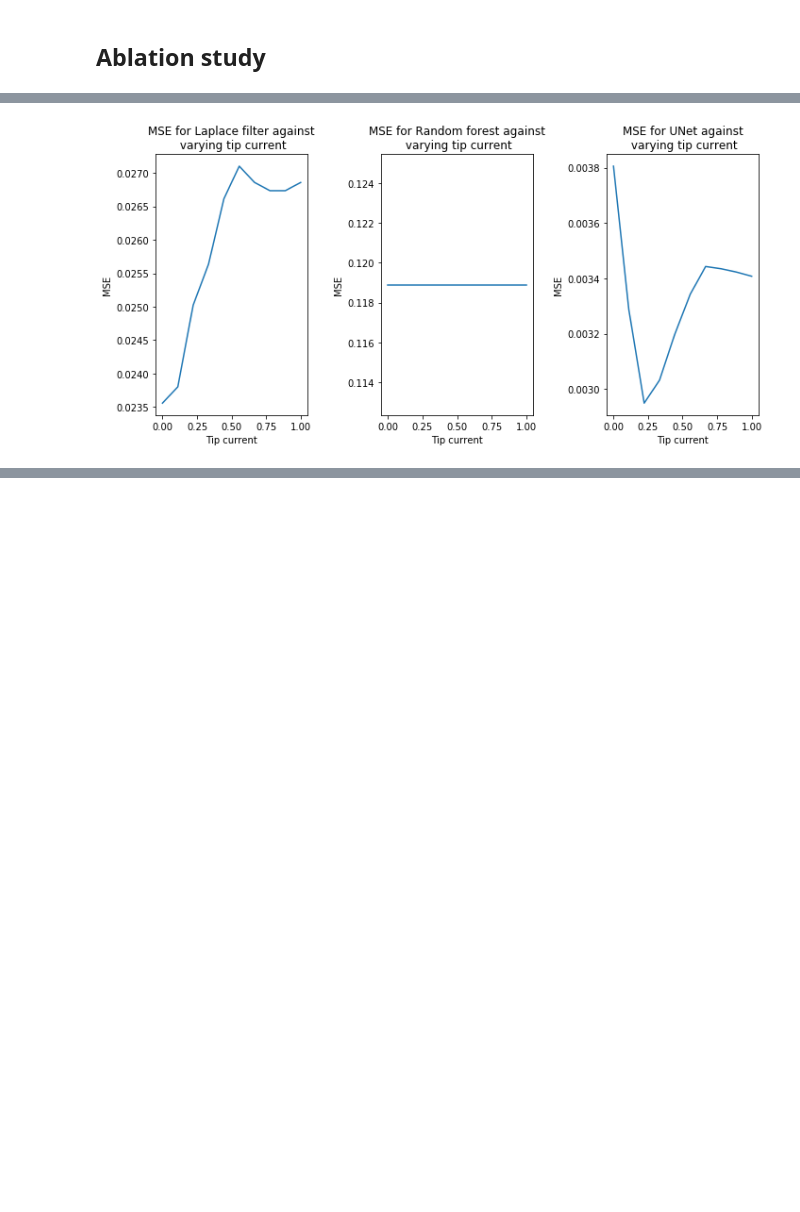
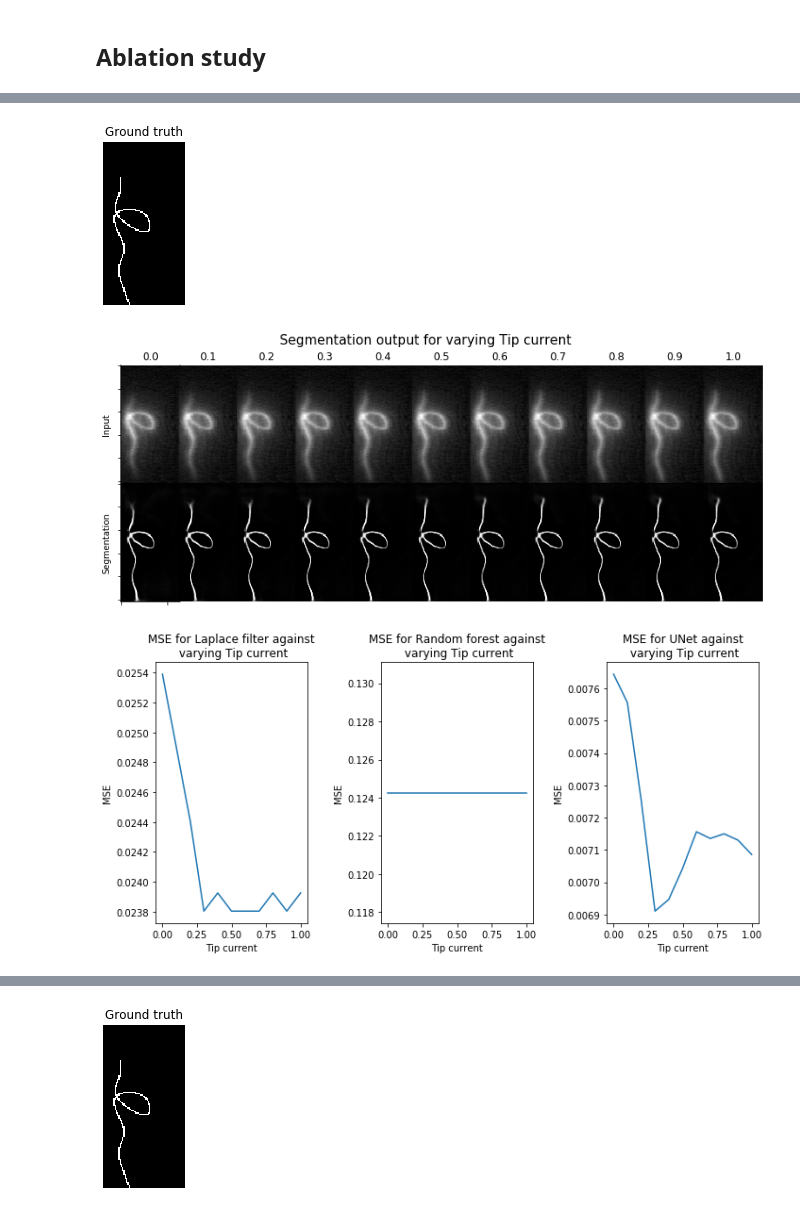
Before and after one commit to RobbieHolland/AIWire, a Jupyter notebook: segmentation/classical_segmentation.ipynb, the cells around one changed output, grey strips where cells are left out. Cells and saved outputs as stored; diff of their text form; code cells hidden in the pictures; blank space fills up the shorter version.

Commit message:
[RH] Visualisation of segmentation for varying simulation parameter.

```diff
--- a/segmentation/classical_segmentation.ipynb
+++ b/segmentation/classical_segmentation.ipynb
@@ -20,12 +21,13 @@ display(HTML(""))
 # %% [output]
 [interactive output not drawn]
 # %%
-def show_images(outputs, n=10):
-    fig = plt.figure(figsize=[10, 3])
+def show_images(outputs, height=10, title='', n=10):
+    fig = plt.figure(figsize=[height, 3])
     for i, output in enumerate(outputs[:n]):
         plt.subplot(1,n,i+1)
         plt.axis('off')
         plt.imshow(output, cmap='gray')
+        plt.title(title)
     plt.show()
 # %% [markdown]
 # (Option 1) Generate data
@@ -103,7 +105,7 @@ n_components = 2
 # model=GaussianMixture(n_components=n_components, means_init=[[0], [0.6]])
 # model.fit(X, y)
 
-def laplace_segmentation(image, threshold = 0.6):
+def laplace_segmentation(image, threshold = 0.7):
     lp = -cv2.Laplacian(image, cv2.CV_64F, ksize=15)
     lp = lp - np.min(lp)
     lp = lp / np.max(lp)
@@ -253,26 +255,21 @@ UNet had MSE of 0.03104869264269495
 # %% [markdown]
 ## Ablation study
 # %%
-n_values = 10
 im_size = eng.cell2mat([128.0, 64.0])
-loop_prob = 0.75
 eng.addpath('util/')
 
-def evaluate_ablation(methods, metric, parameters, rng=1235):
+def evaluate_ablation(methods, metric, parameters, loop_prob = 1, rng=1235):
     eng.rng(rng)
-    pts, _ = eng.gen_spline_realistic(im_size, 100.0, 0.75, nargout = 2)
+    pts, _ = eng.gen_spline_realistic(im_size, 100.0, loop_prob, nargout = 2)
 
-    blur = [1.3] * n_values
-    undersampling = [1.3] * n_values
-    undersampling_spread = [10.0] * n_values
-    # tip_current = [0.2] * n_values
-    tip_current = np.linspace(0, 1, num=n_values).tolist()
     variants = [v for v in parameters.keys() if len(np.unique(parameters[v])) > 1]
     if len(variants) != 1:
         print(f'Warning, varying {len(variants)} parameter(s)')
     variant = variants[0]
-    print(f'Varying {variant}')
+    print(f'Varying {variant}...')
+    n_values = len(parameters[variant])
 
+    # Simulate the images for varying parameter
     sim_start = time.time()
     simulated_images, ground_truths = [], []
     for b, u, us, tc in np.array(list(parameters.values())).T.tolist():
@@ -281,27 +278,60 @@ def evaluate_ablation(methods, metric, parameters, rng=1235):
         simulated_images.append(simulated)
         ground_truths.append(ground_truth)
 
+    # Segment using every method
     simulated_images, ground_truths = np.array(simulated_images), np.array(ground_truths)
-    # scores = {}
+    segmented, scores = {}, {}
     for name, method in methods.items():
-        segmented = method(simulated_images)
-        scores[name] = metric(segmented, ground_truths)
+        segmented[name] = method(simulated_images)
+        scores[name] = metric(segmented[name], ground_truths)
 
+    # Visualising output for UNet only
+    show_images([ground_truths[0]], title = 'Ground truth', height = 20)
+    fig = plt.figure(figsize=[20, 5])
+    fig.suptitle(f'Segmentation output for varying {variant}\n', fontsize=15)
+    ax = [plt.subplot(2,n_values,i+1) for i in range(2 * n_values)]
+    for i, (v, sim, out) in enumerate(zip(parameters[variant], simulated_images, segmented['UNet'])):
+        ax[i].imshow(sim, cmap='gray')
+        ax[i].axis('off')
+        ax[i].set_title(round(v, 2))
+        ax[i + n_values].axis('off')
+        ax[i + n_values].imshow(out.squeeze(0), cmap='gray')
+    ax[0].axis('on')
+    ax[0].set_yticklabels([])
+    ax[0].set_xticklabels([])
+    ax[0].set_ylabel('Input')
+    ax[n_values].axis('on')
+    ax[n_values].set_yticklabels([])
+    ax[n_values].set_xticklabels([])
+    ax[n_values].set_ylabel('Segmentation')
+    plt.subplots_adjust(wspace=-0.85, hspace=-0)
+    plt.show()
+
+    # Plotting performance of the metric against the changing parameter
     fig = plt.figure(figsize=[10, 5])
     for i, method in enumerate(methods.keys()):
         plt.subplot(1,len(methods),i+1)
         plt.plot(parameters[variant], scores[method], label = method)
-        plt.title(f'{metric.__name__} for {method} against\n varying tip current')
+        plt.title(f'{metric.__name__} for {method} against\n varying {variant}')
         plt.xlabel(variant)
         plt.ylabel(metric.__name__)
     plt.tight_layout()
-    # Most of the time is to set up the connection
+    plt.show()
     print('Evaluation took', time.time() - sim_start, 'seconds')
 
-parameters = {}
-parameters['Blur'] = [1.3] * n_values
-parameters['Undersampling'] = [1.3] * n_values
-parameters['Undersampling spread'] = [10.0] * n_values
+n_values = 11
+def_parameters = {}
+def_parameters['Blur'] = [1.3] * n_values
+def_parameters['Undersampling factor'] = [1.3] * n_values
+def_parameters['Undersampling spread'] = [10.0] * n_values
+def_parameters['Tip current'] = [0.2] * n_values
+
+# Change parameter to vary
+parameters = def_parameters.copy()
 parameters['Tip current'] = np.linspace(0, 1, num=n_values).tolist()
-evaluate_ablation(methods, MSE, parameters, rng = 100)
+evaluate_ablation(methods, MSE, parameters, rng = 1238)
+
+parameters = def_parameters.copy()
+parameters['Undersampling factor'] = np.linspace(0.001, 20, num=n_values).tolist()
+evaluate_ablation(methods, MSE, parameters, rng = 1238)
 # %% [output]
@@ -310 +339,3 @@ Evaluation took 7.145666122436523 seconds
-[figure, old version]
+[figure, new version]
+[figure, added]
+[figure, added]
@@ -310,0 +344 @@ Evaluation took 7.145666122436523 seconds
+[figure, added]
```
Also changed, not shown: parts of 3 cells of this notebook.
